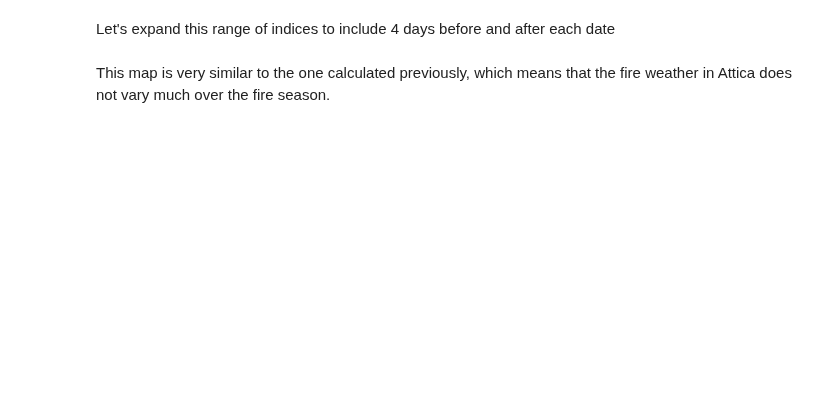
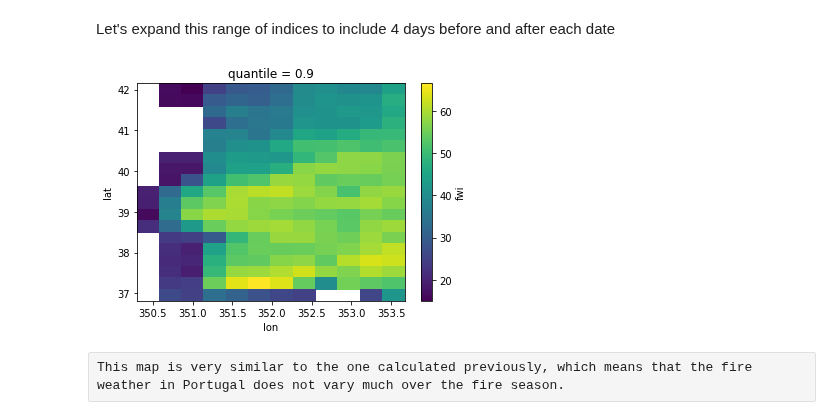
Before and after one commit to cvitolo/geff_notebooks, a Jupyter notebook: 202007_Portugal_02_custom_danger_classes.ipynb, the cells around one changed output. Drawn from its saved outputs; the diff is of its cells as text; code cells hidden in the pictures; blank space fills up the shorter version.

```diff
--- a/202007_Portugal_02_custom_danger_classes.ipynb
+++ b/202007_Portugal_02_custom_danger_classes.ipynb
@@ -108,9 +128,11 @@ for i in idx:
 indices = np.concatenate(indices_list)
 # %%
 # Calculate the maps of percentiles as threshold of danger
-fwi10July = fwi[indices,:,:]
-daily_danger_threshold_maps = fwi10July.quantile(q = fire_percentiles, dim = 'time', keep_attrs = True)
+fwiJuly = fwi[indices,:,:]
+daily_danger_threshold_maps = fwiJuly.quantile(q = fire_percentiles, dim = 'time', keep_attrs = True)
 # Plot the map of daily climatological 90th percentile as threshold of high danger
 daily_danger_threshold_maps[2].plot();
+# %% [output]
+[figure, added]
-# %% [markdown]
-This map is very similar to the one calculated previously, which means that the fire weather in Attica does not vary much over the fire season.
+# %% [raw]
+This map is very similar to the one calculated previously, which means that the fire weather in Portugal does not vary much over the fire season.
```
Also changed, not shown: parts of 10 cells of this notebook.
